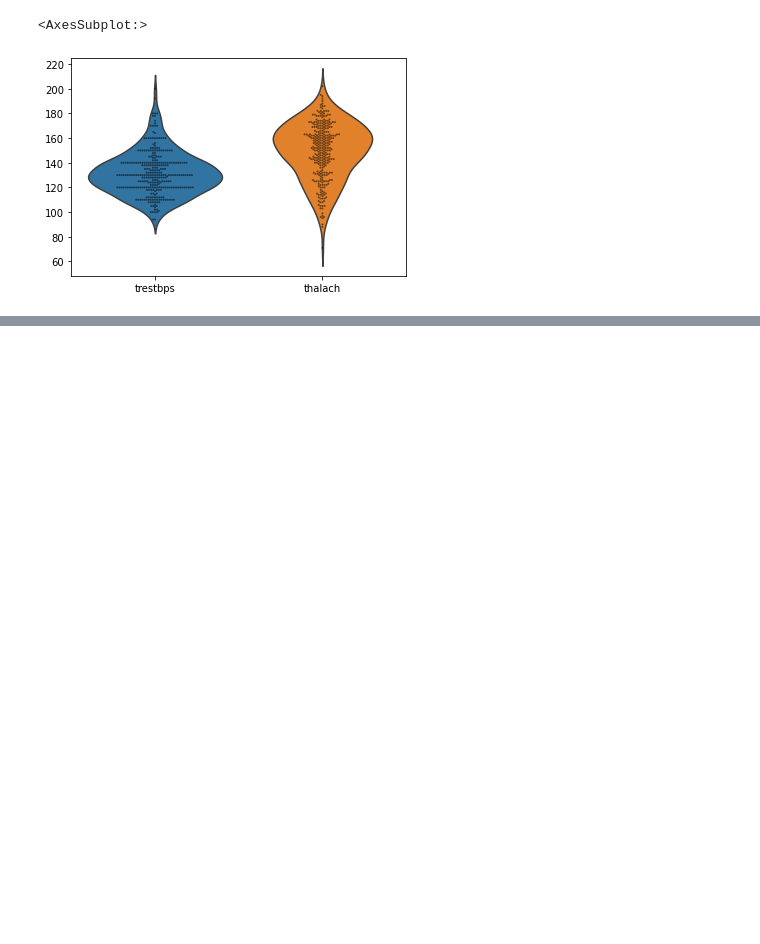
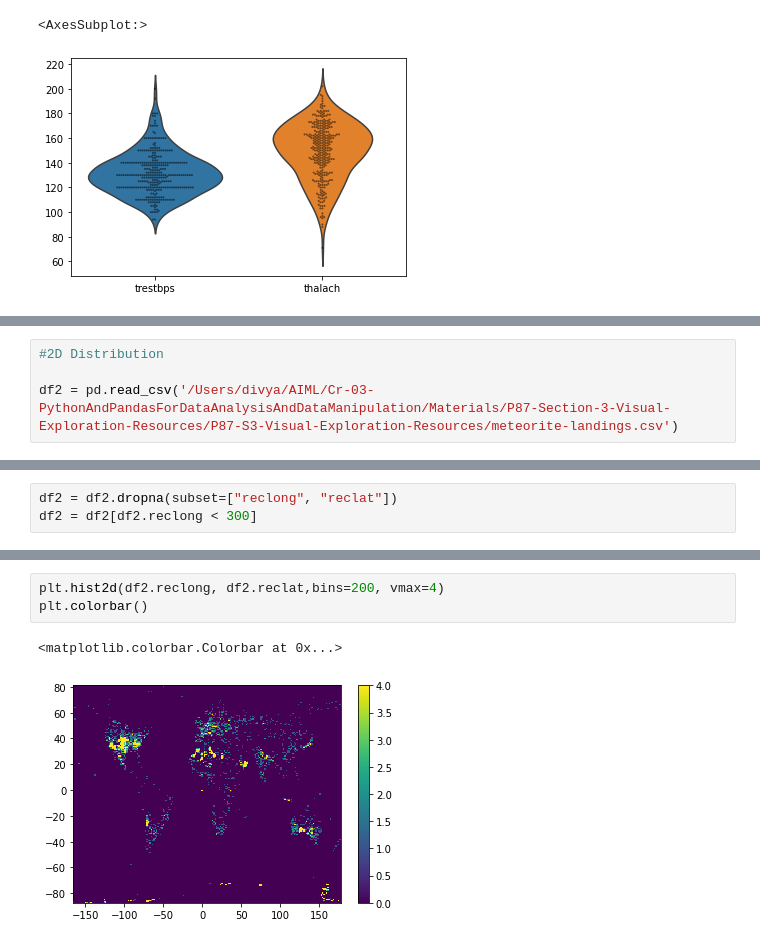
Before and after one commit to divyaprakash02/Cr-03-PythonAndPandasForDataAnalysisAndDataManipulation, a Jupyter notebook: P02-VisualExploration.ipynb, the cells around one changed output, grey strips where cells are left out. Cells and saved outputs as stored; diff of their text form; blank space fills up the shorter version.

Commit message:
complete visualExploration

```diff
--- a/P02-VisualExploration.ipynb
+++ b/P02-VisualExploration.ipynb
@@ -226,0 +225,4 @@ sns.swarmplot(data=df[["trestbps", "thalach"]], size=2, color="k", alpha=0.5)
+# %%
+#2D Distribution
+
+df2 = pd.read_csv('/Users/divya/AIML/Cr-03-PythonAndPandasForDataAnalysisAndDataManipulation/Materials/P87-Section-3-Visual-Exploration-Resources/P87-S3-Visual-Exploration-Resources/meteorite-landings.csv')
@@ -226,0 +238,3 @@ sns.swarmplot(data=df[["trestbps", "thalach"]], size=2, color="k", alpha=0.5)
+# %%
+df2 = df2.dropna(subset=["reclong", "reclat"])
+df2 = df2[df2.reclong < 300]
@@ -226,0 +270,6 @@ sns.swarmplot(data=df[["trestbps", "thalach"]], size=2, color="k", alpha=0.5)
+# %%
+plt.hist2d(df2.reclong, df2.reclat,bins=200, vmax=4)
+plt.colorbar()
+# %% [output]
+<matplotlib.colorbar.Colorbar at 0x...>
+[figure, added]
```
Also changed, not shown: parts of 20 cells of this notebook.
